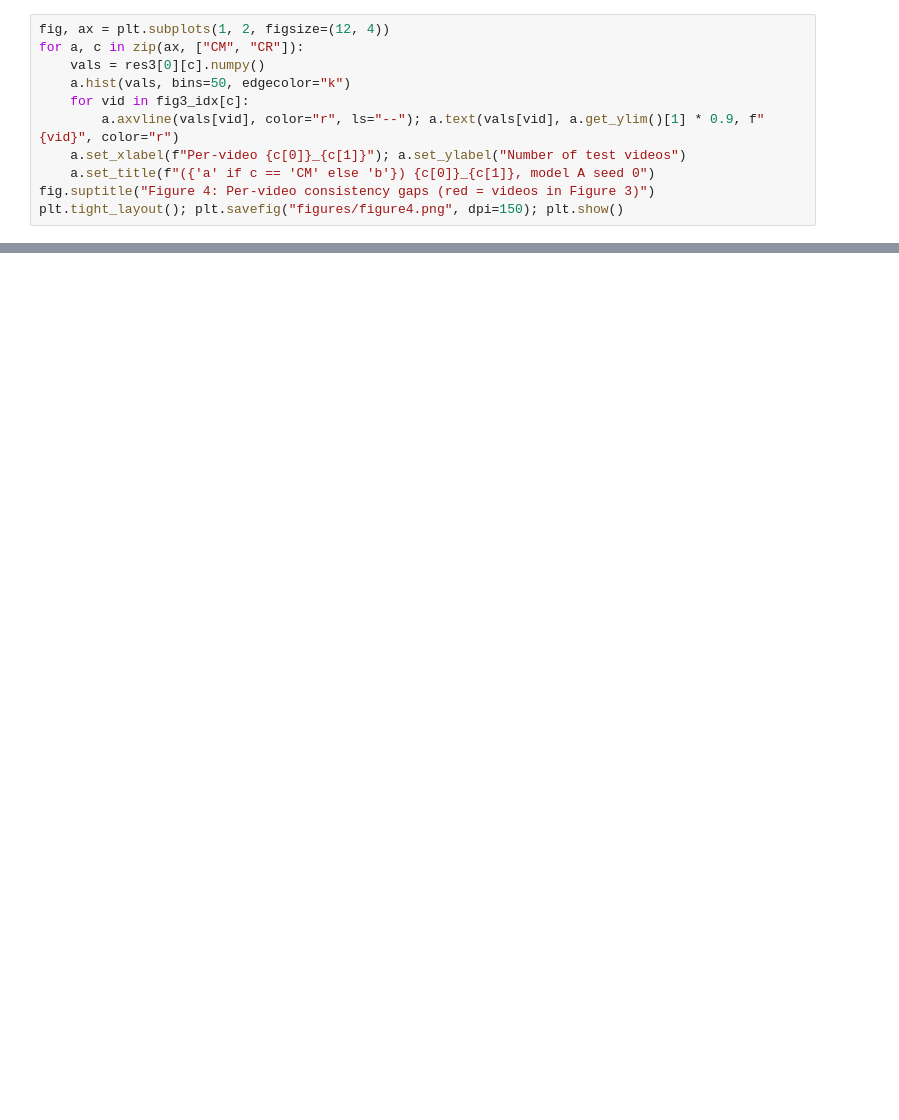
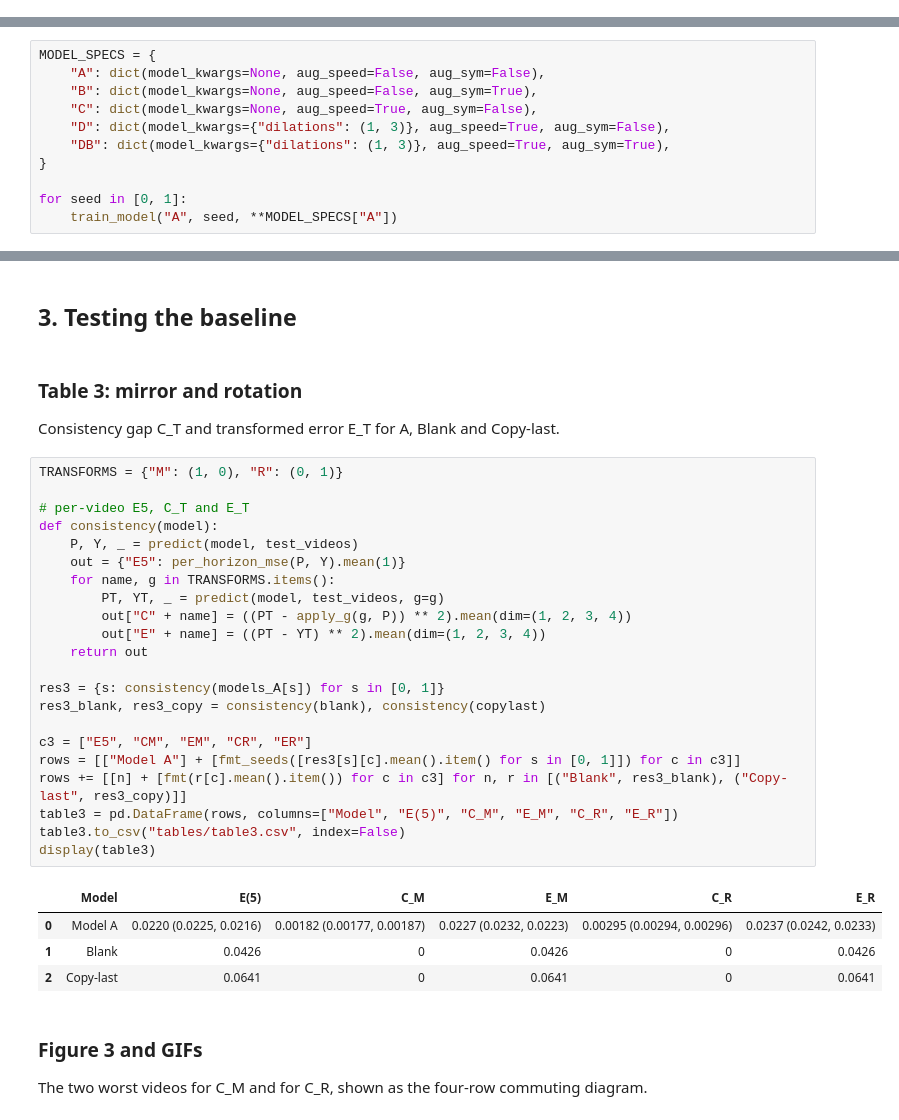
Before and after one commit to adnan821/DL4STG-PA2, a Jupyter notebook: Question2/Question2.ipynb, the cells around one changed output, grey strips where cells are left out. Drawn from its saved outputs; the diff is of its cells as text; blank space fills up the shorter version.

Commit message:
Final run: notebook, tables, figures, GIFs, checkpoints

```diff
--- a/Question2/Question2.ipynb
+++ b/Question2/Question2.ipynb
@@ -430,11 +0,0 @@ GIFs: ['gifs/figure3_A_M_test257.gif', 'gifs/figure3_A_M_test347.gif', 'gifs/fig
-# %%
-fig, ax = plt.subplots(1, 2, figsize=(12, 4))
-for a, c in zip(ax, ["CM", "CR"]):
-    vals = res3[0][c].numpy()
-    a.hist(vals, bins=50, edgecolor="k")
-    for vid in fig3_idx[c]:
-        a.axvline(vals[vid], color="r", ls="--"); a.text(vals[vid], a.get_ylim()[1] * 0.9, f" {vid}", color="r")
-    a.set_xlabel(f"Per-video {c[0]}_{c[1]}"); a.set_ylabel("Number of test videos")
-    a.set_title(f"({'a' if c == 'CM' else 'b'}) {c[0]}_{c[1]}, model A seed 0")
-fig.suptitle("Figure 4: Per-video consistency gaps (red = videos in Figure 3)")
-plt.tight_layout(); plt.savefig("figures/figure4.png", dpi=150); plt.show()
@@ -688,0 +375,11 @@ show_grid(rows, labels, f"Figure 6b: final model (sym {FINAL}), test video {fig5
+# %%
+MODEL_SPECS = {
+    "A": dict(model_kwargs=None, aug_speed=False, aug_sym=False),
+    "B": dict(model_kwargs=None, aug_speed=False, aug_sym=True),
+    "C": dict(model_kwargs=None, aug_speed=True, aug_sym=False),
+    "D": dict(model_kwargs={"dilations": (1, 3)}, aug_speed=True, aug_sym=False),
+    "DB": dict(model_kwargs={"dilations": (1, 3)}, aug_speed=True, aug_sym=True),
+}
+
+for seed in [0, 1]:
+    train_model("A", seed, **MODEL_SPECS["A"])
@@ -688,0 +507,35 @@ show_grid(rows, labels, f"Figure 6b: final model (sym {FINAL}), test video {fig5
+# %% [markdown]
+## 3. Testing the baseline
+# %% [markdown]
+### Table 3: mirror and rotation
+Consistency gap C_T and transformed error E_T for A, Blank and Copy-last.
+# %%
+TRANSFORMS = {"M": (1, 0), "R": (0, 1)}
+
+# per-video E5, C_T and E_T
+def consistency(model):
+    P, Y, _ = predict(model, test_videos)
+    out = {"E5": per_horizon_mse(P, Y).mean(1)}
+    for name, g in TRANSFORMS.items():
+        PT, YT, _ = predict(model, test_videos, g=g)
+        out["C" + name] = ((PT - apply_g(g, P)) ** 2).mean(dim=(1, 2, 3, 4))
+        out["E" + name] = ((PT - YT) ** 2).mean(dim=(1, 2, 3, 4))
+    return out
+
+res3 = {s: consistency(models_A[s]) for s in [0, 1]}
+res3_blank, res3_copy = consistency(blank), consistency(copylast)
+
+c3 = ["E5", "CM", "EM", "CR", "ER"]
+rows = [["Model A"] + [fmt_seeds([res3[s][c].mean().item() for s in [0, 1]]) for c in c3]]
+rows += [[n] + [fmt(r[c].mean().item()) for c in c3] for n, r in [("Blank", res3_blank), ("Copy-last", res3_copy)]]
+table3 = pd.DataFrame(rows, columns=["Model", "E(5)", "C_M", "E_M", "C_R", "E_R"])
+table3.to_csv("tables/table3.csv", index=False)
+display(table3)
+# %% [output]
+|  | Model | E(5) | C_M | E_M | C_R | E_R |
+| 0 | Model A | 0.0220 (0.0225, 0.0216) | 0.00182 (0.00177, 0.00187) | 0.0227 (0.0232, 0.0223) | 0.00295 (0.00294, 0.00296) | 0.0237 (0.0242, 0.0233) |
+| 1 | Blank | 0.0426 | 0 | 0.0426 | 0 | 0.0426 |
+| 2 | Copy-last | 0.0641 | 0 | 0.0641 | 0 | 0.0641 |
+# %% [markdown]
+### Figure 3 and GIFs
+The two worst videos for C_M and for C_R, shown as the four-row commuting diagram.
```
Also changed, not shown: parts of 74 cells of this notebook, 17 other files.
